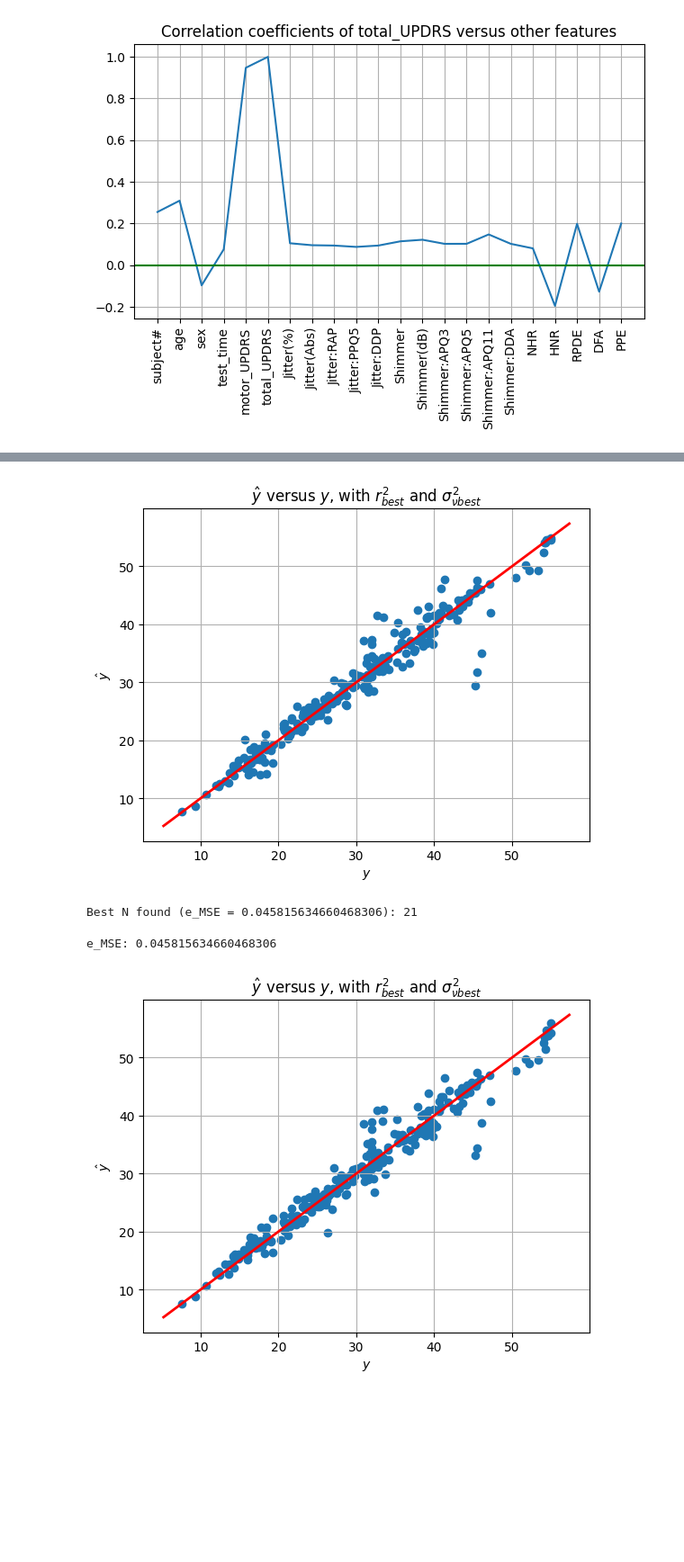
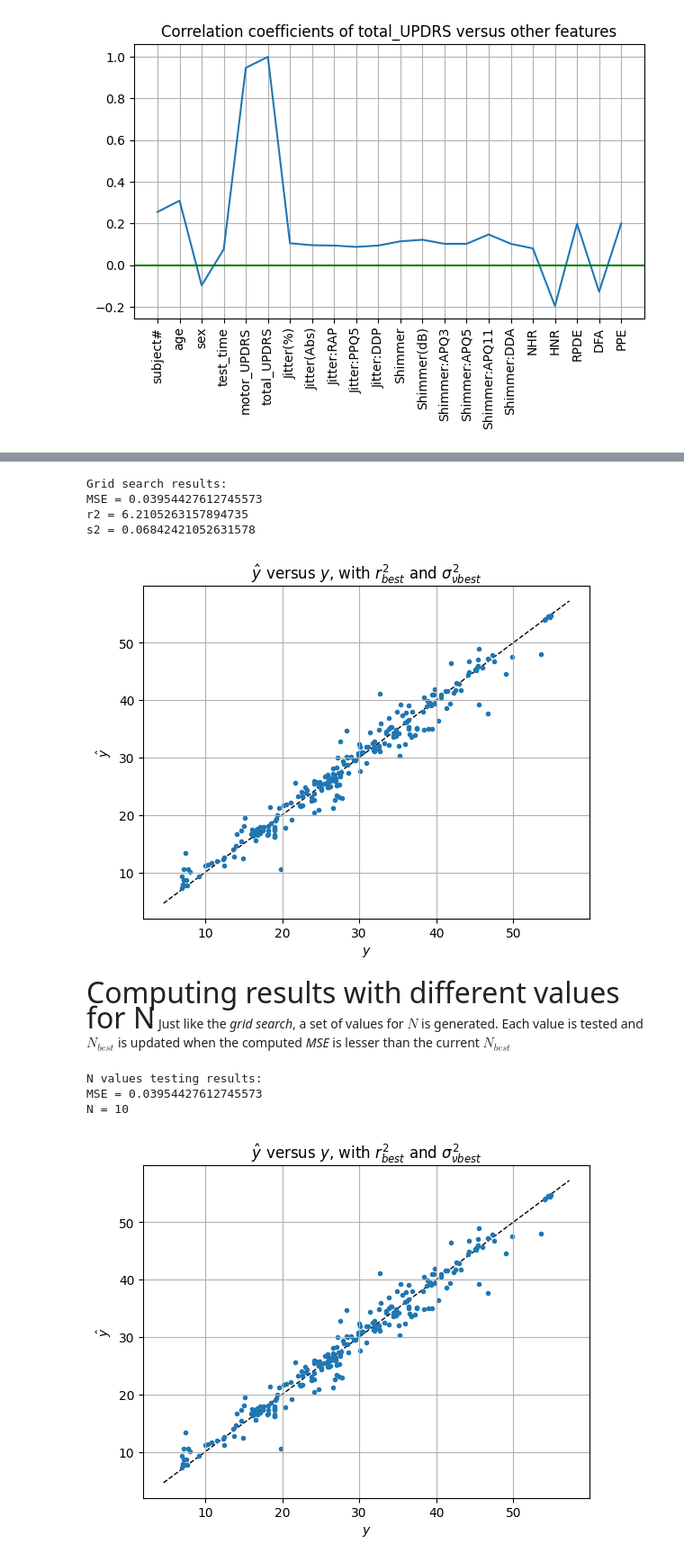
Before and after one commit to steurendo/ICT4Health, a Jupyter notebook: Lab2/lab2.ipynb, the cells around one changed output, grey strips where cells are left out. Shown: that part at 90% size. Saved outputs shown, nothing was run; the diff lists cells and outputs as text; code cells hidden in the pictures; blank space fills up the shorter version.

```diff
--- a/Lab2/lab2.ipynb
+++ b/Lab2/lab2.ipynb
@@ -216,58 +216,68 @@ Best s2 found (e_MSE = 0.05223710530398424): 0.0011
 # %%
 # Result with best r2 and s2
-y_hat_norm_r2s2 = GPR(X_tr=X_tr_norm, y_tr=y_tr_norm,
-                      X_te=X_va_norm, y_te=y_va_norm,
-                      r2=r2_best, s2=s2_best, N=N_best)['y_hat']
+y_hat_norm_r2s2 = GPR(X_tr=X_tr_norm, y_tr=y_tr_norm, X_te=X_va_norm,
+                      t=t, r2=r2_best, s2=s2_best, N=N)['expected']
+print('Grid search results:')
+print(f'MSE = {MSE_r2s2_best}')
+print(f'r2 = {r2_best}')
+print(f's2 = {s2_best}')
+# %% [output]
+Grid search results:
+MSE = 0.03954427612745573
+r2 = 6.2105263157894735
+s2 = 0.06842421052631578
 # %%
-y_hat = y_hat_norm_r2s2 * sy + my
+y_va_hat = y_hat_norm_r2s2 * sy + my
 y_va = y_va_norm * sy + my
 plt.figure()
-plt.scatter(y_va, y_hat)
+plt.plot(y_va, y_va_hat, '.', zorder=1)
 v = plt.axis()
-plt.plot([v[0], v[1]], [v[0], v[1]], 'r', linewidth=2)
+plt.plot([v[0], v[1]], [v[0], v[1]], 'k--', linewidth=1, zorder=0)
 plt.xlabel(r'$y$')
 plt.ylabel(r'$\^y$')
 plt.title('$\^y$ versus $y$, with $r_{best}^2$ and $\\sigma_{\\nu best}^2$')
 plt.grid()
 plt.show()
 # %% [output]
-[figure, old version]
+[figure, new version]
+# %% [markdown]
+<font size=6>Computing results with different values for N</font>
+Just like the *grid search*, a set of values for $N$ is generated. Each value is tested and $N_{best}$ is updated when the computed *MSE* is lesser than the current $N_{best}$
 # %%
-# Grid search for N
-N_range = [2, 50]
-N_values = np.arange(N_range[0], N_range[1], 1, dtype=int)
-errors_N = np.empty(len(N_values))
-y_hat_norm_N = np.empty(Nva)
+N_best = N  # Setting initial best N; it will be updated during the testing
+N_values = np.arange(2, 50, dtype=int)  # Setting the values of N that will be tested
+MSE_best = MSE_r2s2_best  # Setting the error for the current r2 and s2 values
 for i in range(len(N_values)):
-    N = N_values[i]
-    y_hat_norm_N = GPR(X_tr=X_tr_norm, y_tr=y_tr_norm,
-                       X_te=X_va_norm, y_te=y_va_norm,
-                       r2=r2_best, s2=s2_best, N=N)['y_hat']
-    errors_N[i] = e_MSE(y_va_norm, y_hat_norm_N)
-N_best = N_values[np.argmin(errors_N)]
-print(f'Best N found (e_MSE = {min(errors_N)}): {N_best}')
+    y_hat_norm_N = GPR(X_tr=X_tr_norm, y_tr=y_tr_norm, X_te=X_va_norm,
+                       t=t, r2=r2_best, s2=s2_best, N=N)['expected']
+    MSE_N = e_MSE(y_va_norm, y_hat_norm_N)
+    # Updating N value if the current N is better (in MSE sense)
+    if MSE_N < MSE_best:
+        MSE_best = MSE_N
+        N_best = N
-# %% [output]
-Best N found (e_MSE = 0.045815634660468306): 21
-# %%
-# Result with best r2, s2 and N
-y_hat_norm_best = GPR(X_tr=X_tr_norm, y_tr=y_tr_norm,
-                      X_te=X_va_norm, y_te=y_va_norm,
-                      r2=r2_best, s2=s2_best, N=N_best)['y_hat']
-print(f'e_MSE: {e_MSE(y_hat_norm_best, y_va_norm)}')
-# %% [output]
-e_MSE: 0.045815634660468306
+# %%
+# Result with best N (with r2 and s2 previous computed)
+y_hat_norm_best = GPR(X_tr=X_tr_norm, y_tr=y_tr_norm, X_te=X_va_norm,
+                      t=t, r2=r2_best, s2=s2_best, N=N_best)['expected']
+print('N values testing results:')
+print(f'MSE = {MSE_best}')
+print(f'N = {N_best}')
+# %% [output]
+N values testing results:
+MSE = 0.03954427612745573
+N = 10
 # %%
-y_hat = y_hat_norm_best * sy + my
+y_va_hat = y_hat_norm_best * sy + my
 y_va = y_va_norm * sy + my
 plt.figure()
-plt.scatter(y_va, y_hat)
+plt.plot(y_va, y_va_hat, '.', zorder=1)
 v = plt.axis()
-plt.plot([v[0], v[1]], [v[0], v[1]], 'r', linewidth=2)
+plt.plot([v[0], v[1]], [v[0], v[1]], 'k--', linewidth=1, zorder=0)
 plt.xlabel(r'$y$')
 plt.ylabel(r'$\^y$')
 plt.title('$\^y$ versus $y$, with $r_{best}^2$ and $\\sigma_{\\nu best}^2$')
 plt.grid()
 plt.show()
 # %% [output]
-[figure, old version]
+[figure, new version]
 # %% [markdown]
```
Also changed, not shown: parts of 19 cells of this notebook.
